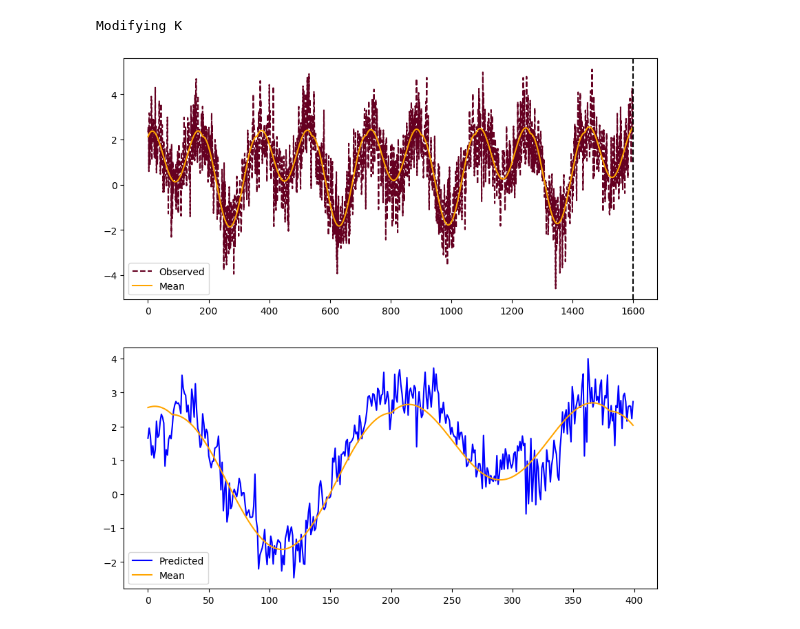
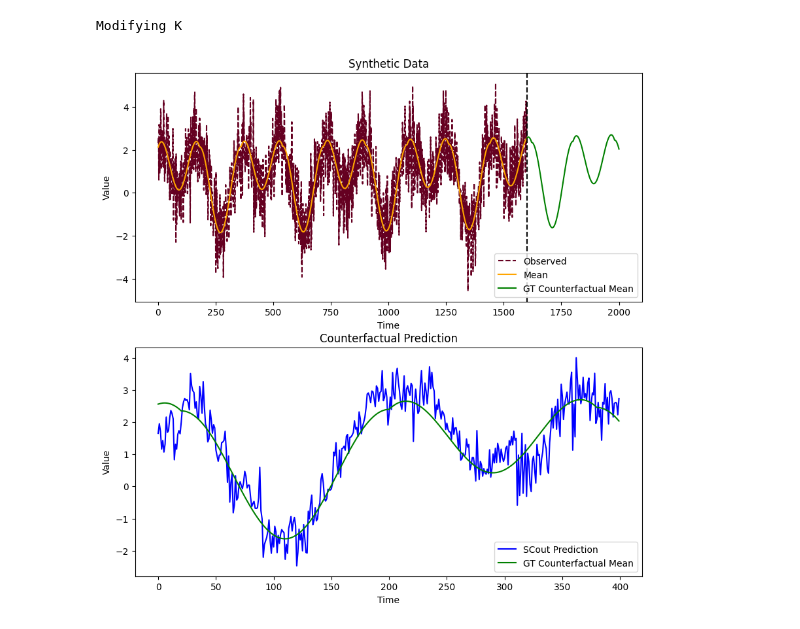
Before and after one commit to jha-lab/scout, a Jupyter notebook: demo.ipynb, the cells around one changed output. Drawn from its saved outputs; the diff is of its cells as text; code cells hidden in the pictures.

Commit message:
Improved plot

```diff
--- a/demo.ipynb
+++ b/demo.ipynb
@@ -55,16 +55,22 @@ obs = np.load(data_path + 'obs1.npy')
 # %%
 
 
 fig, axs = plt.subplots(2, 1, figsize=(10, 10))
-
-axs[0].plot(obs[0][:1600], label='Observed', color='xkcd:maroon', linestyle='--', alpha=1.0)
-axs[0].plot(mean[0][:1600], label='Mean', color='orange')
-axs[0].plot(mean[0][400:], label='Counterfactual Mean', color='blue')
+x = [(1+i) for i in range(2000)]
+axs[0].plot(x[:1600], obs[0][:1600], label='Observed', color='xkcd:maroon', linestyle='--', alpha=1.0)
+axs[0].plot(x[:1600], mean[0][:1600], label='Mean', color='orange')
+axs[0].plot(x[1600:], mean[0][1600:], label='GT Counterfactual Mean', color='green')
 axs[0].axvline(x =1600,ymin=0, ymax =1 ,linestyle='--',color='black')
+axs[0].set_xlabel('Time')
+axs[0].set_ylabel('Value')
 axs[0].legend()
-axs[1].plot(pred, label='Predicted', color='blue')
-axs[1].plot(mean[0][1600:], label='Mean', color='orange')
+axs[0].set_title('Synthetic Data')
+axs[1].plot(pred, label='SCout Prediction', color='blue')
+axs[1].plot(mean[0][1600:], label='GT Counterfactual Mean', color='green')
 axs[1].legend()
+axs[1].set_title('Counterfactual Prediction')
+axs[1].set_xlabel('Time')
+axs[1].set_ylabel('Value')
 plt.show()
 # %% [output]
-[figure, old version]
+[figure, new version]
```
